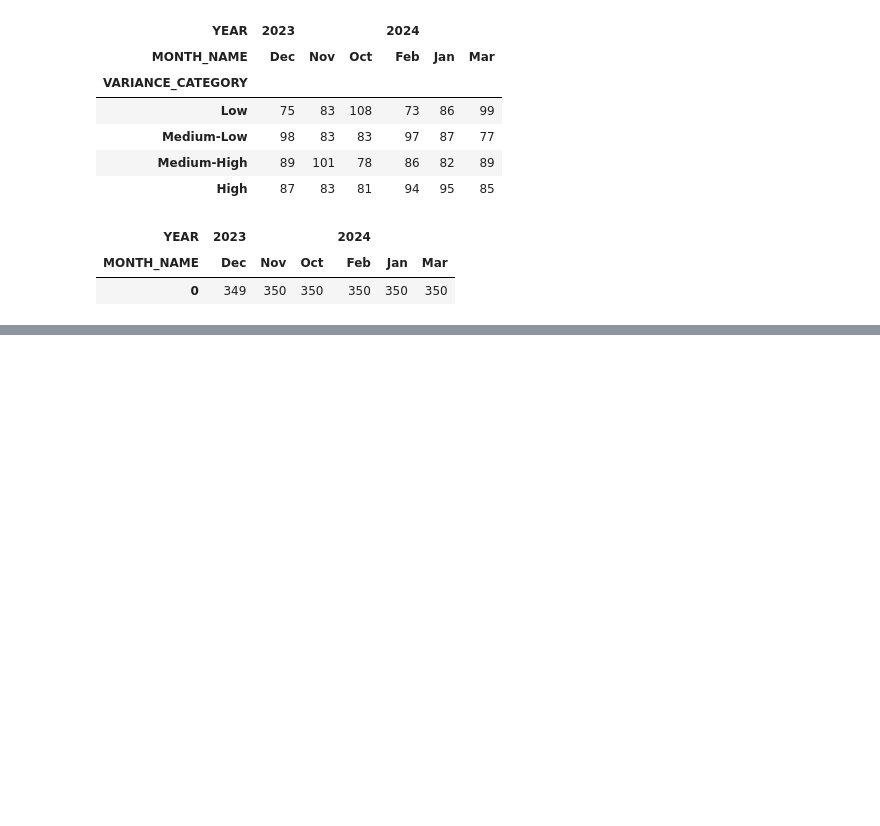
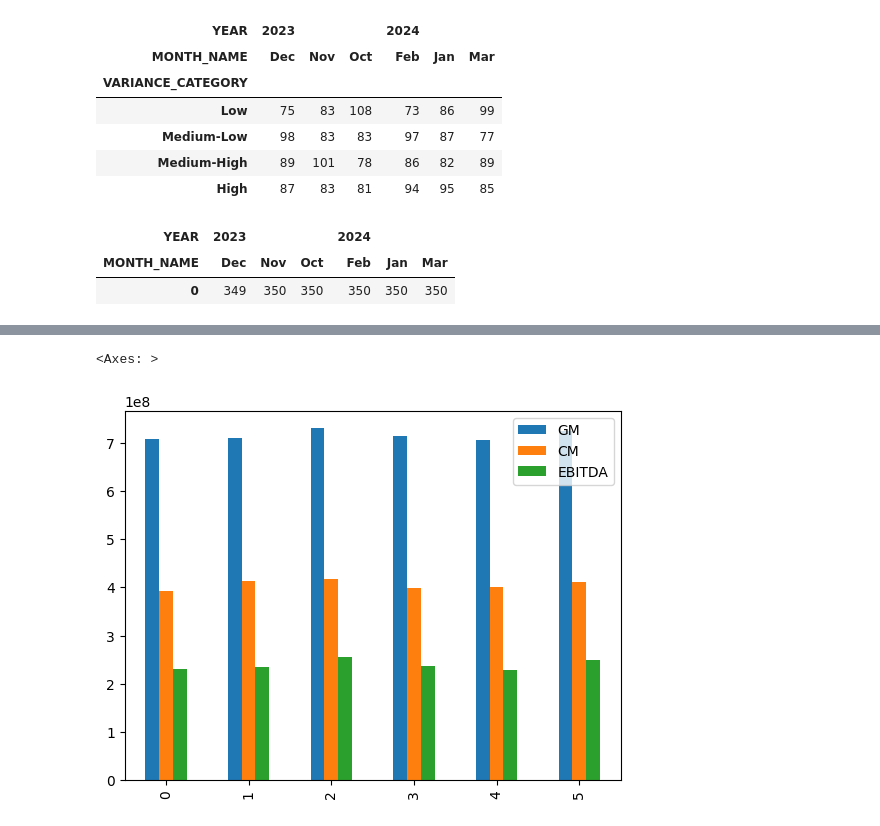
Before and after one commit to Rudra-G-23/cloud-kitchen-dashboard, a Jupyter notebook: kitchen-analysis.ipynb, the cells around one changed output, grey strips where cells are left out. Drawn from its saved outputs; the diff is of its cells as text; code cells hidden in the pictures; blank space fills up the shorter version.

```diff
--- a/kitchen-analysis.ipynb
+++ b/kitchen-analysis.ipynb
@@ -285,0 +291,5 @@ VARIANCE_CATEGORY               High                Low
+# %%
+df.groupby("MONTH_NAME")[["GM", "CM", "EBITDA"]].sum().reset_index().plot(kind="bar")
+# %% [output]
+<Axes: >
+[figure, added]
```
Also changed, not shown: parts of 16 cells of this notebook, 1 other file.
